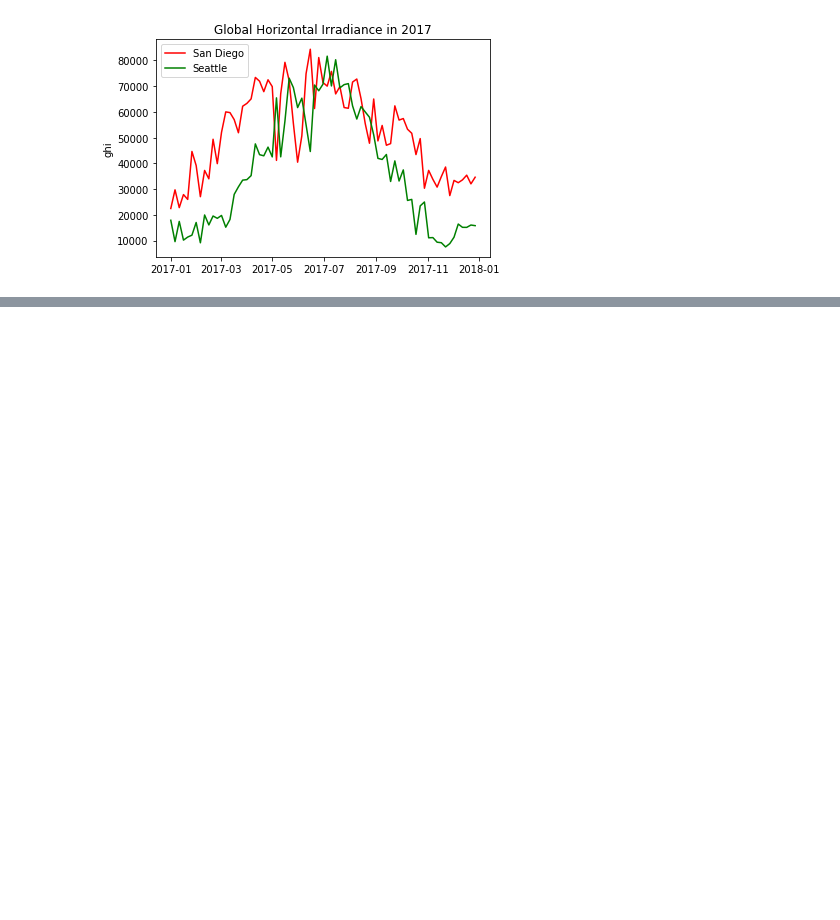
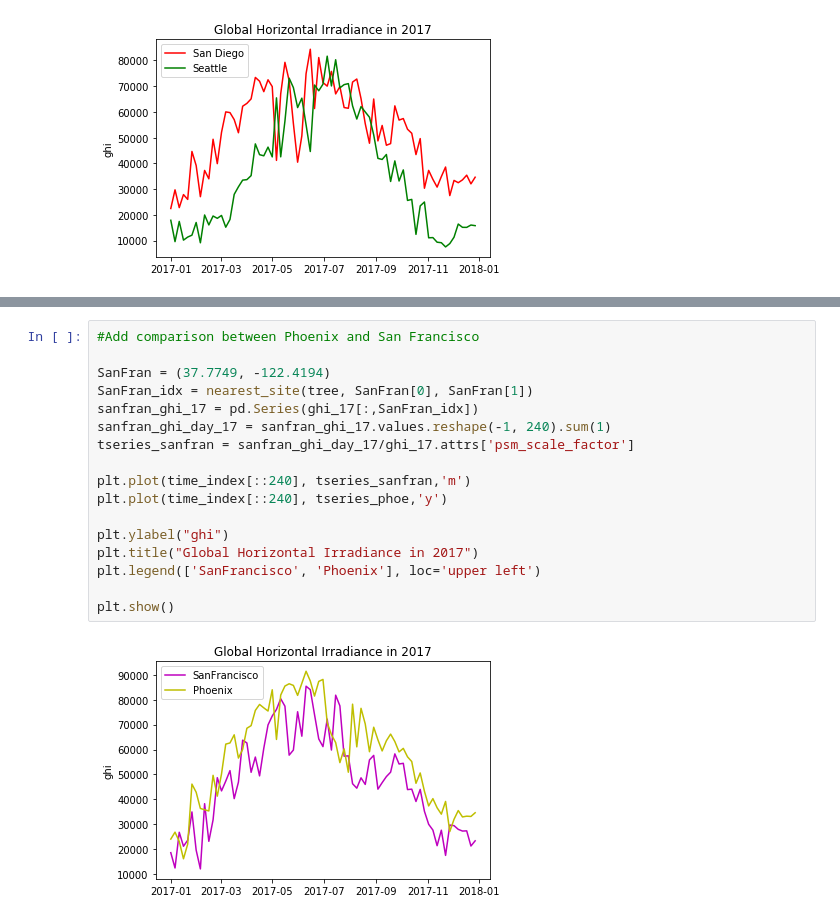
Before and after one commit to yaowang0317/Renewable_Energy_Dev_Index, a Jupyter notebook: Geo Difference for Global Horizontal Irradiance(GHI).ipynb, the cells around one changed output, grey strips where cells are left out. Saved outputs shown, nothing was run; the diff lists cells and outputs as text; blank space fills up the shorter version.

```diff
--- a/Geo Difference for Global Horizontal Irradiance(GHI).ipynb
+++ b/Geo Difference for Global Horizontal Irradiance(GHI).ipynb
@@ -82,0 +101,19 @@ plt.show()
+# %%
+#Add comparison between Phoenix and San Francisco
+
+SanFran = (37.7749, -122.4194)
+SanFran_idx = nearest_site(tree, SanFran[0], SanFran[1])
+sanfran_ghi_17 = pd.Series(ghi_17[:,SanFran_idx])
+sanfran_ghi_day_17 = sanfran_ghi_17.values.reshape(-1, 240).sum(1)
+tseries_sanfran = sanfran_ghi_day_17/ghi_17.attrs['psm_scale_factor']
+
+plt.plot(time_index[::240], tseries_sanfran,'m')
+plt.plot(time_index[::240], tseries_phoe,'y')
+
+plt.ylabel("ghi")
+plt.title("Global Horizontal Irradiance in 2017")
+plt.legend(['SanFrancisco', 'Phoenix'], loc='upper left')
+
+plt.show()
+# %% [output]
+[figure, added]
```
Also changed, not shown: parts of 2 cells of this notebook.
